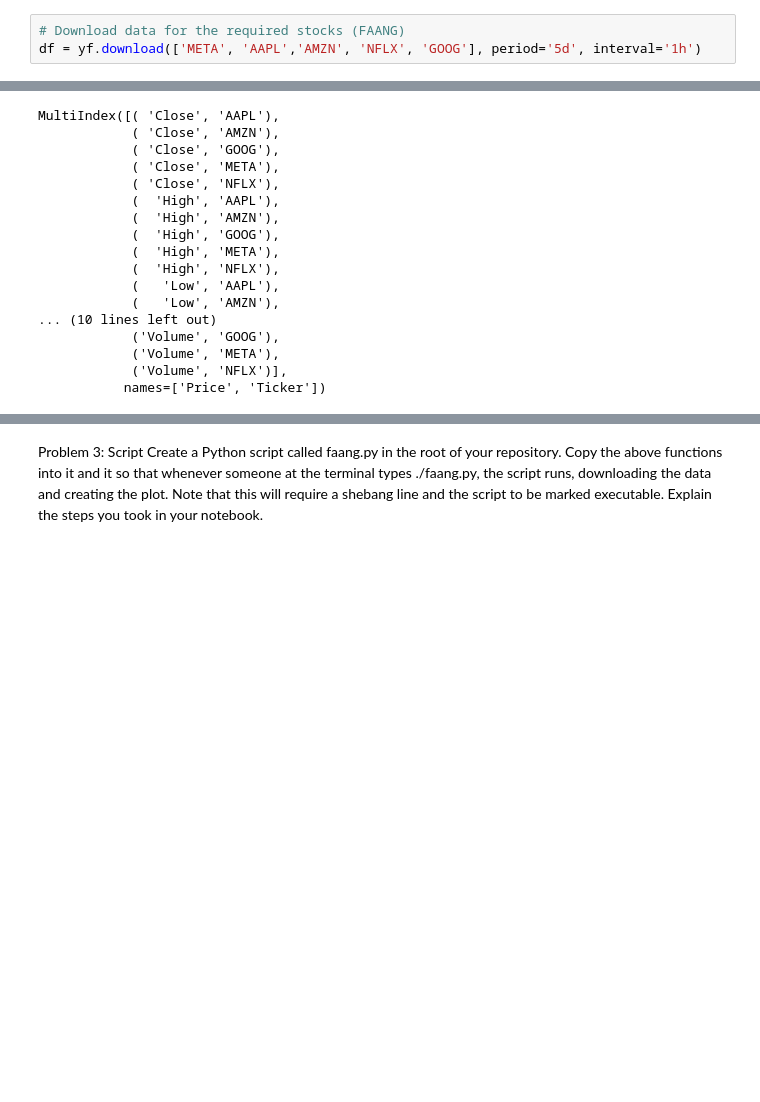
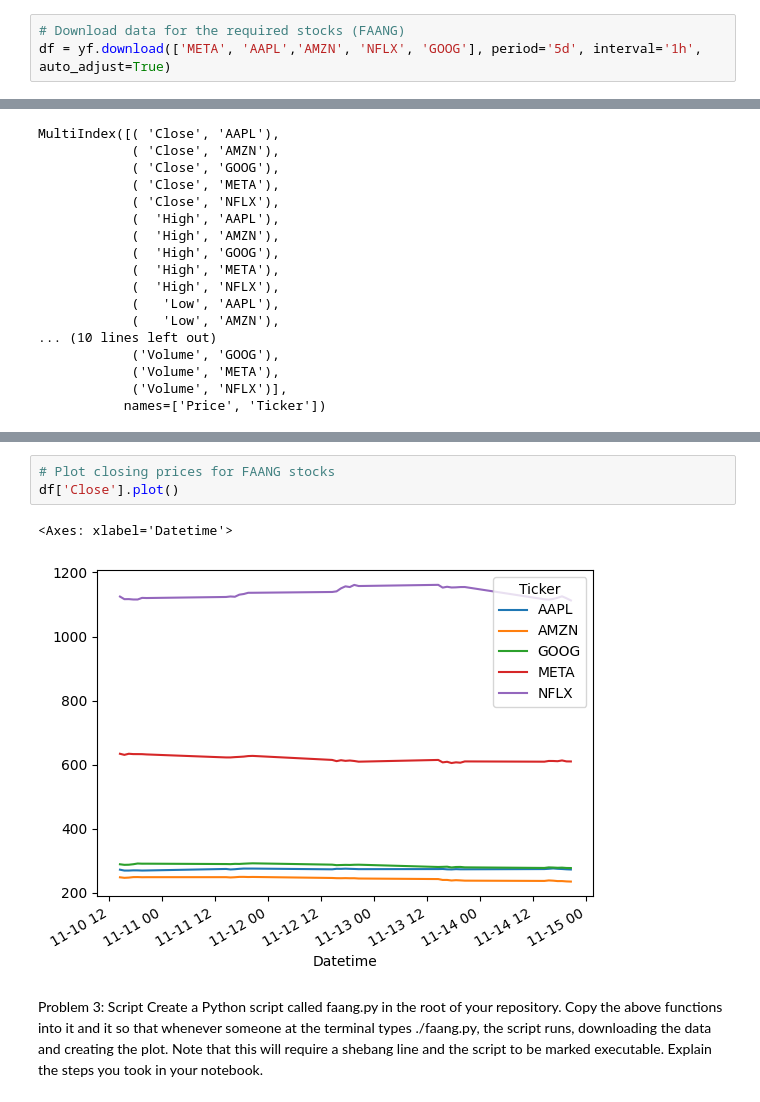
Before and after one commit to marianemcgrath/comp_infrastructure_assessment, a Jupyter notebook: problems.ipynb, the cells around one changed output, grey strips where cells are left out. Drawn from its saved outputs; the diff is of its cells as text; blank space fills up the shorter version.

Commit message:
Problem2_Closing price plot

```diff
--- a/problems.ipynb
+++ b/problems.ipynb
@@ -59,6 +59,6 @@ import pandas as pd
 tickers = ["META", "AAPL", "AMZN", "NFLX", "GOOG"]
 # %%
 # Download data for the required stocks (FAANG)
-df = yf.download(['META', 'AAPL','AMZN', 'NFLX', 'GOOG'], period='5d', interval='1h')
+df = yf.download(['META', 'AAPL','AMZN', 'NFLX', 'GOOG'], period='5d', interval='1h', auto_adjust=True)
 # %% [output]
 [*********************100%***********************]  5 of 5 completed
@@ -129,3 +143,9 @@ df.plot(y= "Close", title="FAANG Closing Stock Prices in the last 5 days")
+# %%
+# Plot closing prices for FAANG stocks
+df['Close'].plot()
+# %% [output]
+<Axes: xlabel='Datetime'>
+[figure, added]
 # %% [markdown]
 Problem 3: Script
 Create a Python script called faang.py in the root of your repository. Copy the above functions into it and it so that whenever someone at the terminal types ./faang.py, the script runs, downloading the data and creating the plot. Note that this will require a shebang line and the script to be marked executable. Explain the steps you took in your notebook.
```
Also changed, not shown: parts of 5 cells of this notebook.
